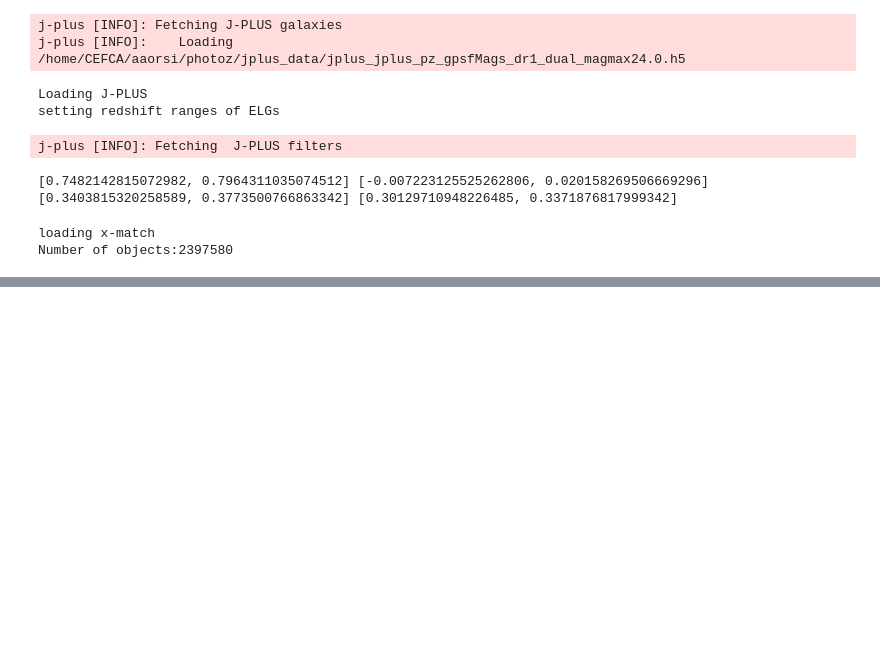
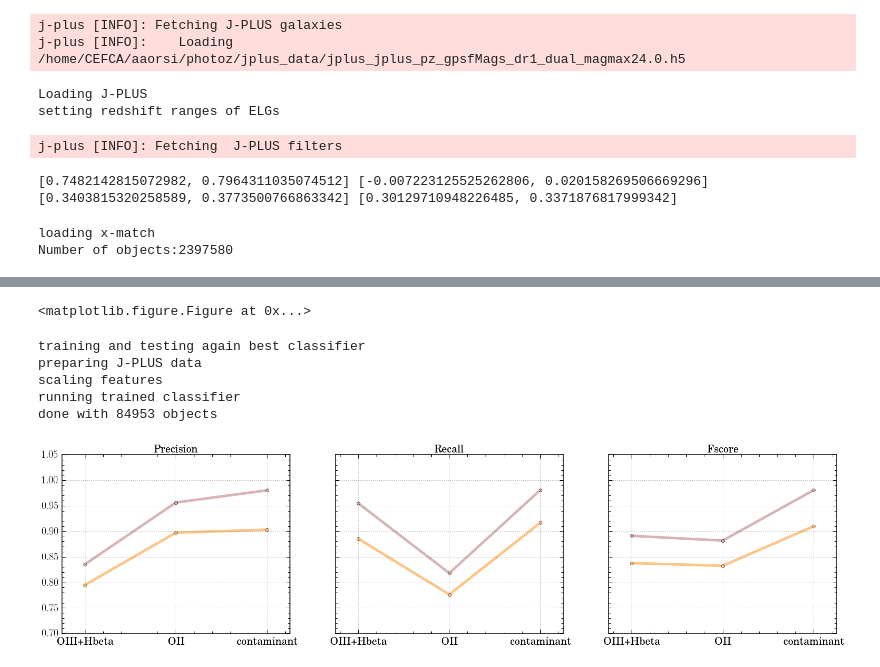
Before and after one commit to aaorsi/ELG_analysis, a Jupyter notebook: learn_ELGz.ipynb, the cells around one changed output, grey strips where cells are left out. Saved outputs shown, nothing was run; the diff lists cells and outputs as text; code cells hidden in the pictures; blank space fills up the shorter version.

```diff
--- a/learn_ELGz.ipynb
+++ b/learn_ELGz.ipynb
@@ -104,7 +104,7 @@ Number of objects:2397580
 # %%
 # Compute sigma curves for each tile
 %matplotlib inline
-ComputeSigmas = True
+ComputeSigmas = False
 import matplotlib
 
 suff ='SDSS'
@@ -1486,8 +1625,8 @@ def prepare_sample(data, index, sample_amp = False,
         #sample.append(1./data['J0660'][index,1])
 
         # r-band
-        sample.append(np.random.normal(data['r'+suff][index,0] if sample_error
-                                    and data['r'+suff][index,1] > 0 else data['r'+suff][index,0]))
+        #sample.append(np.random.normal(data['r'+suff][index,0] if sample_error
+        #                            and data['r'+suff][index,1] > 0 else data['r'+suff][index,0]))
         #g-band
         #sample.append(np.random.normal(data['g'+suff][index,0] if sample_error else data['g'+suff][index,0]))
 
@@ -1882,17 +2054,19 @@ classifier = MLPClassifier(solver='lbfgs', hidden_layer_sizes=(nff,nff),
                             random_state=3455, tol=1e-5,
                             max_iter=best_iter)
 
-rfecv = RFECV(estimator=classifier, step=1, cv=StratifiedKFold(2),
-              scoring='accuracy')
-rfecv.fit(Traindata, trac)
+#rfecv = RFECV(estimator=classifier, step=1, cv=StratifiedKFold(2),
+#              scoring='accuracy')
+#rfecv.fit(Traindata, trac)
 
-print("Optimal number of features : %d" % rfecv.n_features_)
+#print("Optimal number of features : %d" % rfecv.n_features_)
 
-plt.figure()
-plt.xlabel("Number of features selected")
-plt.ylabel("Cross validation score (nb of correct classifications)")
-plt.plot(range(1, len(rfecv.grid_scores_) + 1), rfecv.grid_scores_)
-plt.show()
+#plt.figure()
+#plt.xlabel("Number of features selected")
+#plt.ylabel("Cross validation score (nb of correct classifications)")
+#plt.plot(range(1, len(rfecv.grid_scores_) + 1), rfecv.grid_scores_)
+#plt.show()
+# %% [output]
+<matplotlib.figure.Figure at 0x...>
 # %%
 # Now run the trained algorithm over the full J-PLUS set.
 filterset = 'SDSS'
@@ -1932,37 +2106,44 @@ precision, recall, fscore, support = metrics.precision_recall_fscore_support(tra
                                                                              y_train, labels=ctype)
 color = mlcolors[2]
 plt.figure('performance')
 plt.rcParams['figure.figsize'] = 15, 10
 
-summary_performance_plot(0,precision, recall, fscore, color, cnum, ctype, 'Training',  gs,
-                         figname='Training', ylim=[0.7,1.05], thick=5)
+summary_performance_plot(0,precision, recall, fscore, color, cnum, ctype, '',  gs,
+                         figname='', ylim=[0.7,1.05], thick=5)
 
 precision, recall, fscore, support = metrics.precision_recall_fscore_support(valc,
                                                                              y_test, labels=ctype)
 #plt.figure('performance2')
 #plt.rcParams['figure.figsize'] = 15, 10
 
-summary_performance_plot(0,precision, recall, fscore, mlcolors[3], cnum, ctype, 'Validation',  gs,
-                         figname='Training', ylim=[0.7,1.05],thick=5)
+summary_performance_plot(0,precision, recall, fscore, mlcolors[3], cnum, ctype, '',  gs,
+                         figname='', ylim=[0.7,1.05],thick=5)
 iid += 1
 
 print 'preparing J-PLUS data'
 for i in range(len(dcat['tile_id'])):
     feat_data.append(prepare_sample(dcat, i,
                     sample_type='dm', filters=filterset))
 
 
 if Scaledata:
     print 'scaling features'
     scaler = StandardScaler()
     scaler.fit(Traindata)
     fdata  = scaler.transform(feat_data)
 else:
     fdata = feat_data
 
 print 'running trained classifier'
 pred = classifier.predict(fdata)
 print 'done with %d objects'% len(dcat['tile_id'])
+# %% [output]
+training and testing again best classifier
+preparing J-PLUS data
+scaling features
+running trained classifier
+done with 84953 objects
+[figure, added]
 # %%
 # Write classification
 
```
Also changed, not shown: parts of 26 cells of this notebook, 1 other file.
